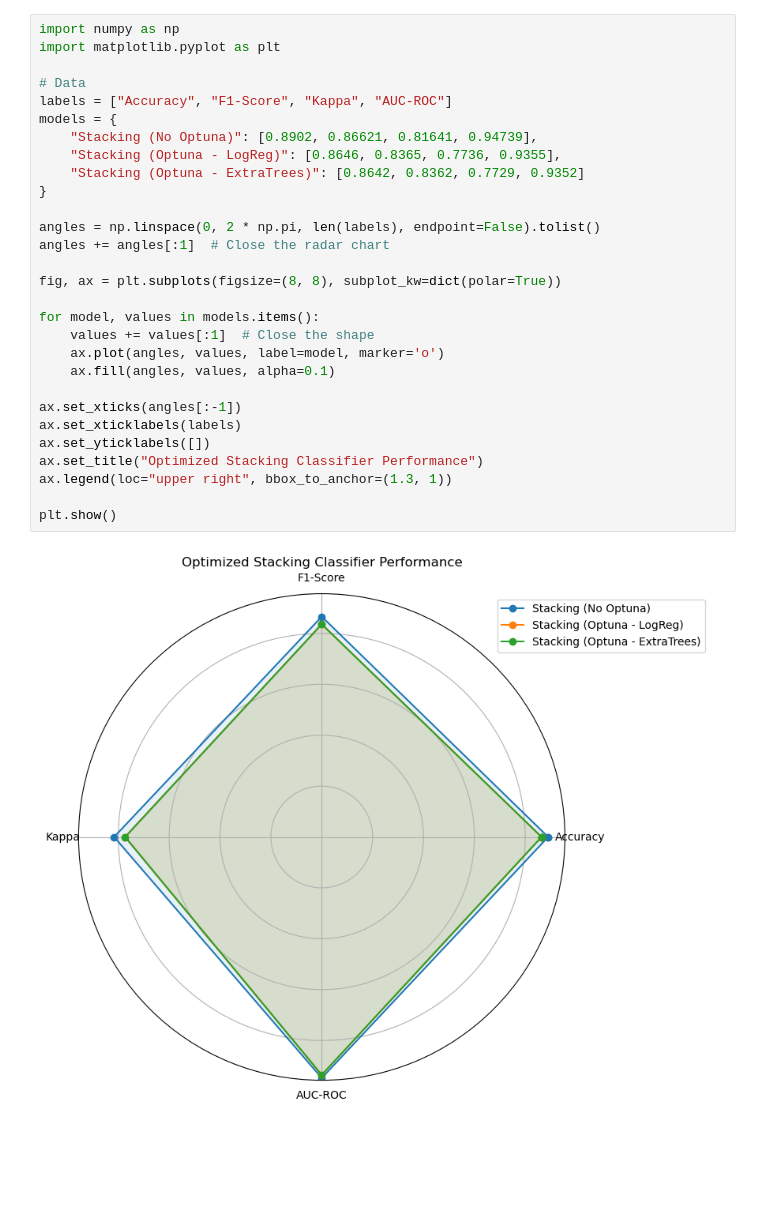
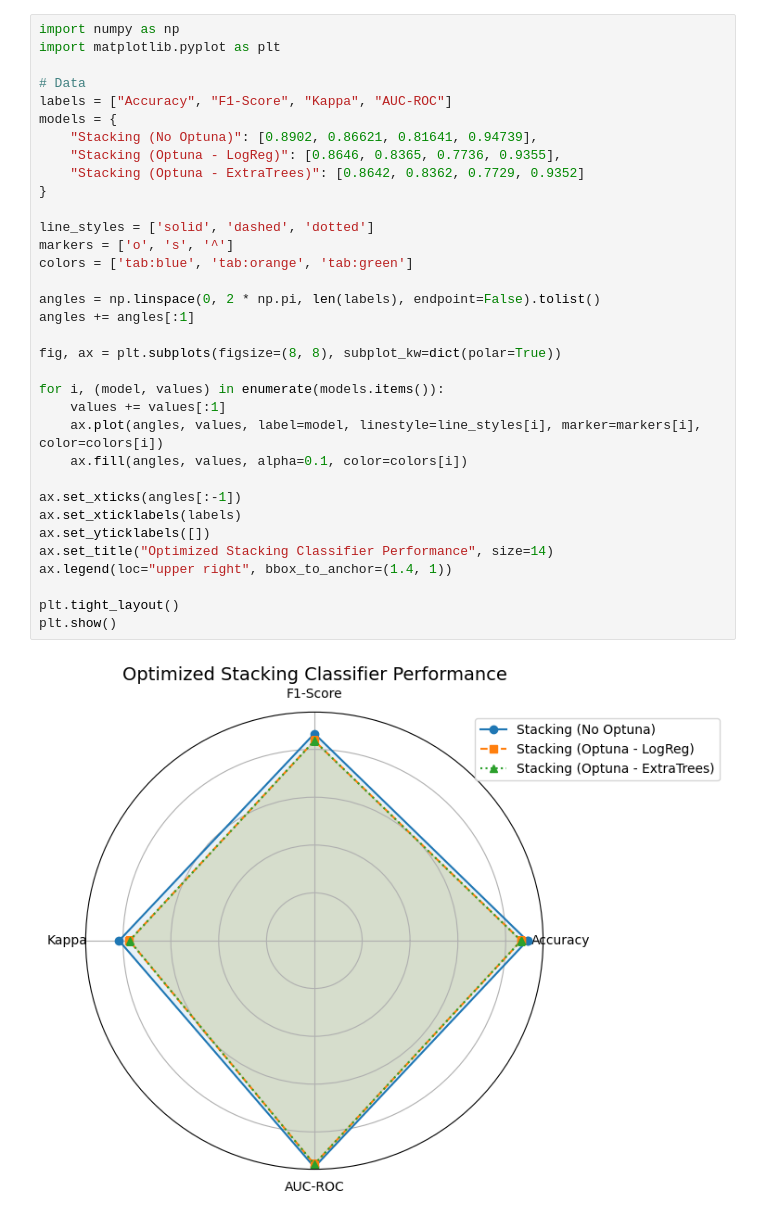
Before and after one commit to Anmol-G-K/Smart-Grid-Electricity-Theft-Detection, a Jupyter notebook: results.ipynb, the cells around one changed output. Drawn from its saved outputs; the diff is of its cells as text; blank space fills up the shorter version.

```diff
--- a/results.ipynb
+++ b/results.ipynb
@@ -1,31 +1,36 @@
 # %%
 import numpy as np
 import matplotlib.pyplot as plt
 
 # Data
 labels = ["Accuracy", "F1-Score", "Kappa", "AUC-ROC"]
 models = {
     "Stacking (No Optuna)": [0.8902, 0.86621, 0.81641, 0.94739],
     "Stacking (Optuna - LogReg)": [0.8646, 0.8365, 0.7736, 0.9355],
     "Stacking (Optuna - ExtraTrees)": [0.8642, 0.8362, 0.7729, 0.9352]
 }
 
+line_styles = ['solid', 'dashed', 'dotted']
+markers = ['o', 's', '^']
+colors = ['tab:blue', 'tab:orange', 'tab:green']
+
 angles = np.linspace(0, 2 * np.pi, len(labels), endpoint=False).tolist()
-angles += angles[:1]  # Close the radar chart
+angles += angles[:1]
 
 fig, ax = plt.subplots(figsize=(8, 8), subplot_kw=dict(polar=True))
 
-for model, values in models.items():
-    values += values[:1]  # Close the shape
-    ax.plot(angles, values, label=model, marker='o')
-    ax.fill(angles, values, alpha=0.1)
+for i, (model, values) in enumerate(models.items()):
+    values += values[:1]
+    ax.plot(angles, values, label=model, linestyle=line_styles[i], marker=markers[i], color=colors[i])
+    ax.fill(angles, values, alpha=0.1, color=colors[i])
 
 ax.set_xticks(angles[:-1])
 ax.set_xticklabels(labels)
 ax.set_yticklabels([])
-ax.set_title("Optimized Stacking Classifier Performance")
-ax.legend(loc="upper right", bbox_to_anchor=(1.3, 1))
+ax.set_title("Optimized Stacking Classifier Performance", size=14)
+ax.legend(loc="upper right", bbox_to_anchor=(1.4, 1))
 
+plt.tight_layout()
 plt.show()
 # %% [output]
-[figure, old version]
+[figure, new version]
```
